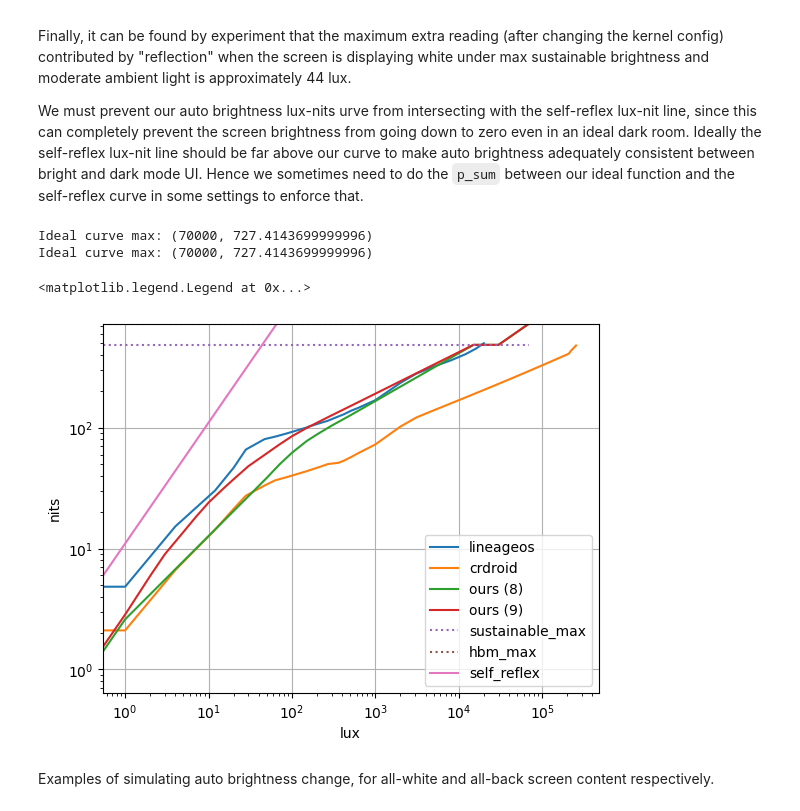
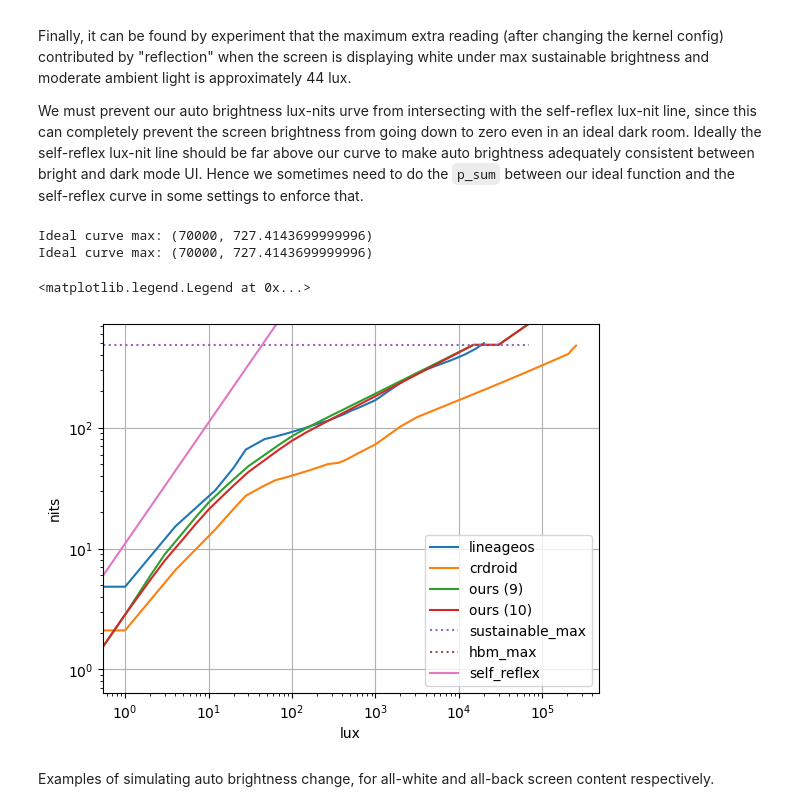
Before and after one commit to yezhiyi9670-aosp-forks/shared-android_device_oneplus_lemonades, a Jupyter notebook: docs/brightness_remap_calculations/calc.ipynb, the cells around one changed output. Cells and saved outputs as stored; diff of their text form; code cells hidden in the pictures.

Commit message:
lemonades: Auto-brightness curve edit (10)

```diff
--- a/docs/brightness_remap_calculations/calc.ipynb
+++ b/docs/brightness_remap_calculations/calc.ipynb
@@ -393,27 +393,6 @@ def curve_topoff(xs, ys, max_y, keep_tail = False):
 plt.plot(los_auto_luxs, los_auto_nits, label='lineageos')
 plt.plot(crd_auto_luxs, crd_auto_nits, label='crdroid')
 
-# 8 (2026-08-29)
-auto_luxs, auto_nits = make_auto_brightness_map(lambda v:
-    log_piecewise_linear(
-        v,
-        0.1,
-        (1, 2.6),
-        (100, 62),
-        (200, 88),
-        (15000, key_nits[I_SUSTAINABLE_MAX] * .9999),
-    ) if v <= 15000 else
-    key_nits[I_SUSTAINABLE_MAX] * .9999 if v < 30000 else
-    log_piecewise_linear(
-        v,
-        0.1,
-        (30000, key_nits[I_SUSTAINABLE_MAX]),
-        (70000, key_nits[I_HBM_MAX]),
-    )
-)
-plt.plot(auto_luxs, auto_nits, label='ours (8)')
-print(f'Ideal curve max: ({max(*auto_luxs)}, {max(*auto_nits)})')
-
 # 9 (2026-09-13)
 auto_luxs, auto_nits = make_auto_brightness_map(lambda v:
     log_piecewise_linear(
@@ -426,34 +405,58 @@ auto_luxs, auto_nits = make_auto_brightness_map(lambda v:
         (100, 85),
         (200, 110),
         (15000, key_nits[I_SUSTAINABLE_MAX] * .9999),
     ) if v <= 15000 else
     key_nits[I_SUSTAINABLE_MAX] * .9999 if v < 30000 else
     log_piecewise_linear(
         v,
         0.1,
         (30000, key_nits[I_SUSTAINABLE_MAX]),
         (70000, key_nits[I_HBM_MAX]),
     )
 )
 plt.plot(auto_luxs, auto_nits, label='ours (9)')
 print(f'Ideal curve max: ({max(*auto_luxs)}, {max(*auto_nits)})')
 
+# 10 (2026-10-08)
+auto_luxs, auto_nits = make_auto_brightness_map(lambda v:
+    log_piecewise_linear(
+        v,
+        0.09,
+        (1, key_nits[I_STOCK_MIN]),
+        (3, 8),
+        (10, 21),
+        (30, 43),
+        (100, 78),
+        (200, 102),
+        (15000, key_nits[I_SUSTAINABLE_MAX] * .9999),
+    ) if v <= 15000 else
+    key_nits[I_SUSTAINABLE_MAX] * .9999 if v < 30000 else
+    log_piecewise_linear(
+        v,
+        0.1,
+        (30000, key_nits[I_SUSTAINABLE_MAX]),
+        (70000, key_nits[I_HBM_MAX]),
+    )
+)
+plt.plot(auto_luxs, auto_nits, label='ours (10)')
+print(f'Ideal curve max: ({max(*auto_luxs)}, {max(*auto_nits)})')
+
 plt.plot(auto_luxs, [ key_nits[I_SUSTAINABLE_MAX] for v in auto_luxs ], label='sustainable_max', linestyle='dotted')
 plt.plot(auto_luxs, [ key_nits[I_HBM_MAX] for v in auto_luxs ], label='hbm_max', linestyle='dotted')
 plt.xscale('log')
 plt.yscale('log')
 plt.xlabel('lux')
 plt.ylabel('nits')
 plt.ylim(0, key_nits[I_HBM_MAX])
 
 plt.plot(*make_auto_brightness_map(self_reflex_lux_to_nit), label='self_reflex')
 plt.grid()
 plt.legend()
 # %% [output]
 Ideal curve max: (70000, 727.4143699999996)
 Ideal curve max: (70000, 727.4143699999996)
 <matplotlib.legend.Legend at 0x...>
-[figure, old version]
+[figure, new version]
 # %% [markdown]
 Examples of simulating auto brightness change, for all-white and all-back screen content respectively.
 # %%
```
Also changed, not shown: parts of 3 cells of this notebook, 2 other files.
